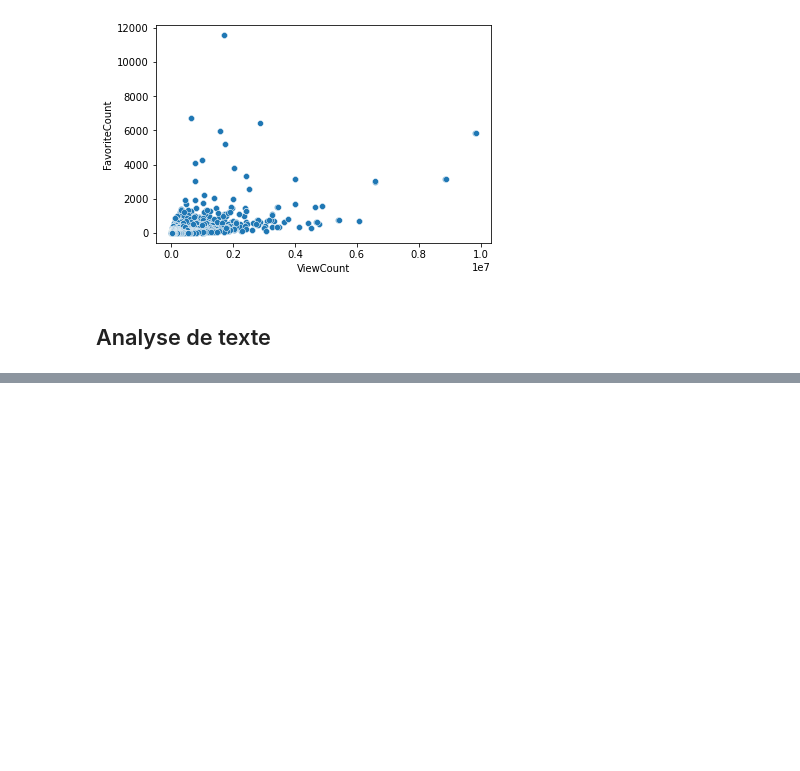
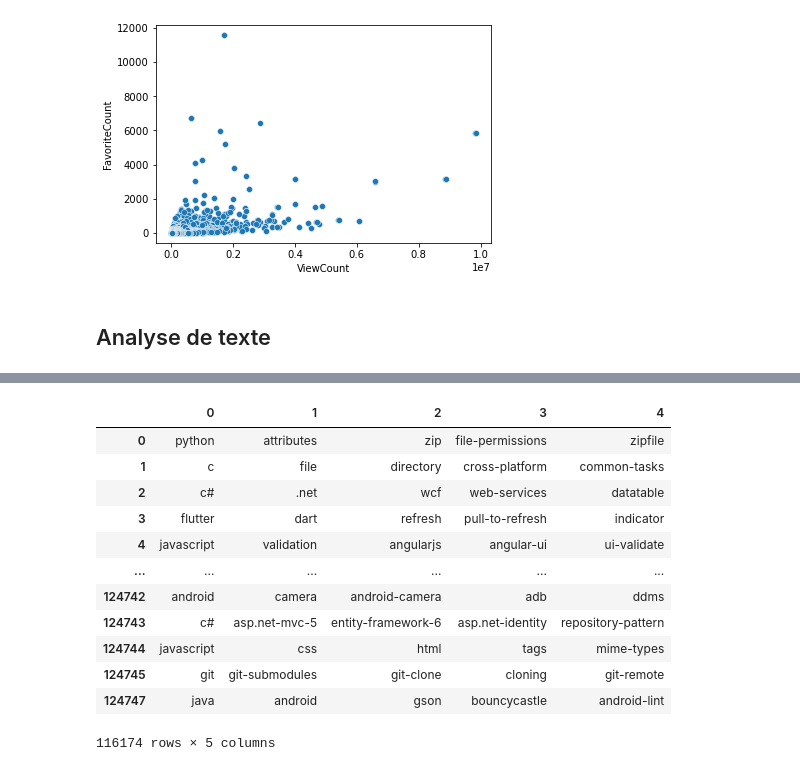
Before and after one commit to anbaut/Categorisez-automatiquement-des-questions, a Jupyter notebook: P5_analyse.ipynb, the cells around one changed output, grey strips where cells are left out. Saved outputs shown, nothing was run; the diff lists cells and outputs as text; code cells hidden in the pictures; blank space fills up the shorter version.

```diff
--- a/P5_analyse.ipynb
+++ b/P5_analyse.ipynb
@@ -338,0 +346,16 @@ Name: Tags, Length: 116174, dtype: object
+# %%
+tags
+# %% [output]
+|  | 0 | 1 | 2 | 3 | 4 |
+| 0 | python | attributes | zip | file-permissions | zipfile |
+| 1 | c | file | directory | cross-platform | common-tasks |
+| 2 | c# | .net | wcf | web-services | datatable |
+| 3 | flutter | dart | refresh | pull-to-refresh | indicator |
+| 4 | javascript | validation | angularjs | angular-ui | ui-validate |
+| ... | ... | ... | ... | ... | ... |
+| 124742 | android | camera | android-camera | adb | ddms |
+| 124743 | c# | asp.net-mvc-5 | entity-framework-6 | asp.net-identity | repository-pattern |
+| 124744 | javascript | css | html | tags | mime-types |
+| 124745 | git | git-submodules | git-clone | cloning | git-remote |
+| 124747 | java | android | gson | bouncycastle | android-lint |
+116174 rows × 5 columns
```
Also changed, not shown: parts of 12 cells of this notebook.
